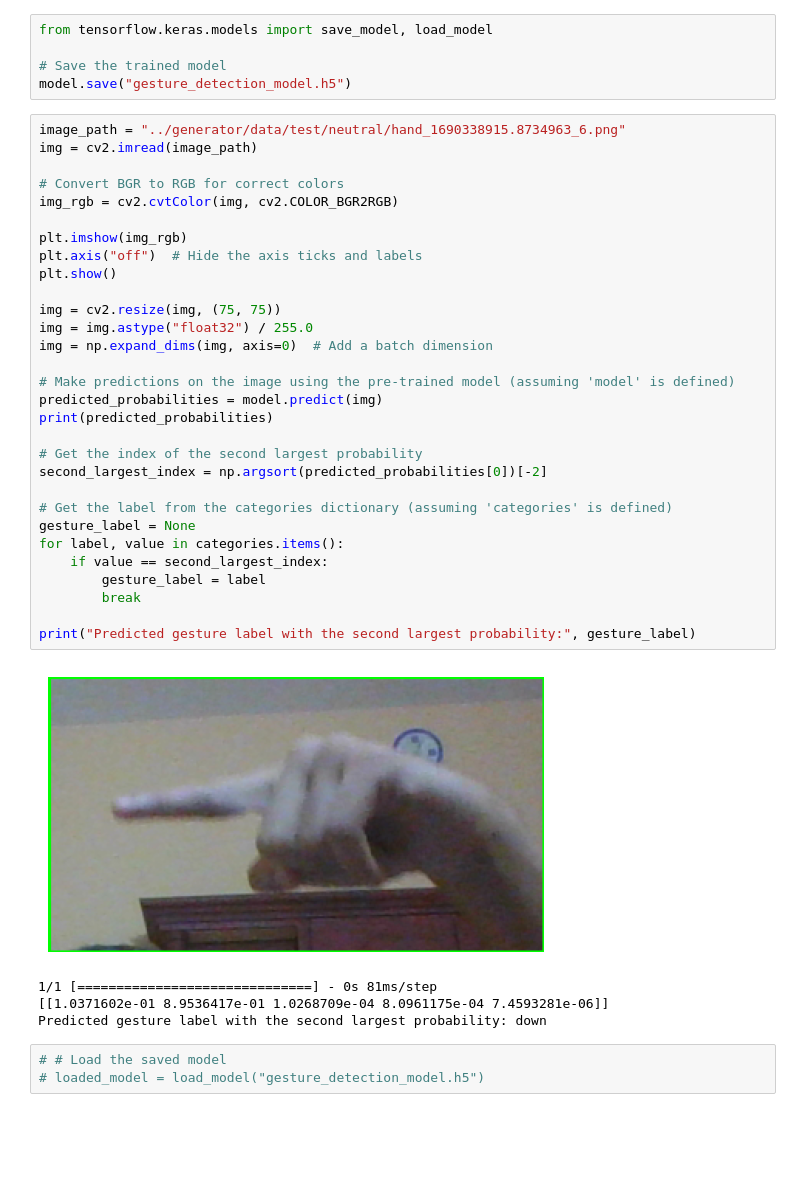
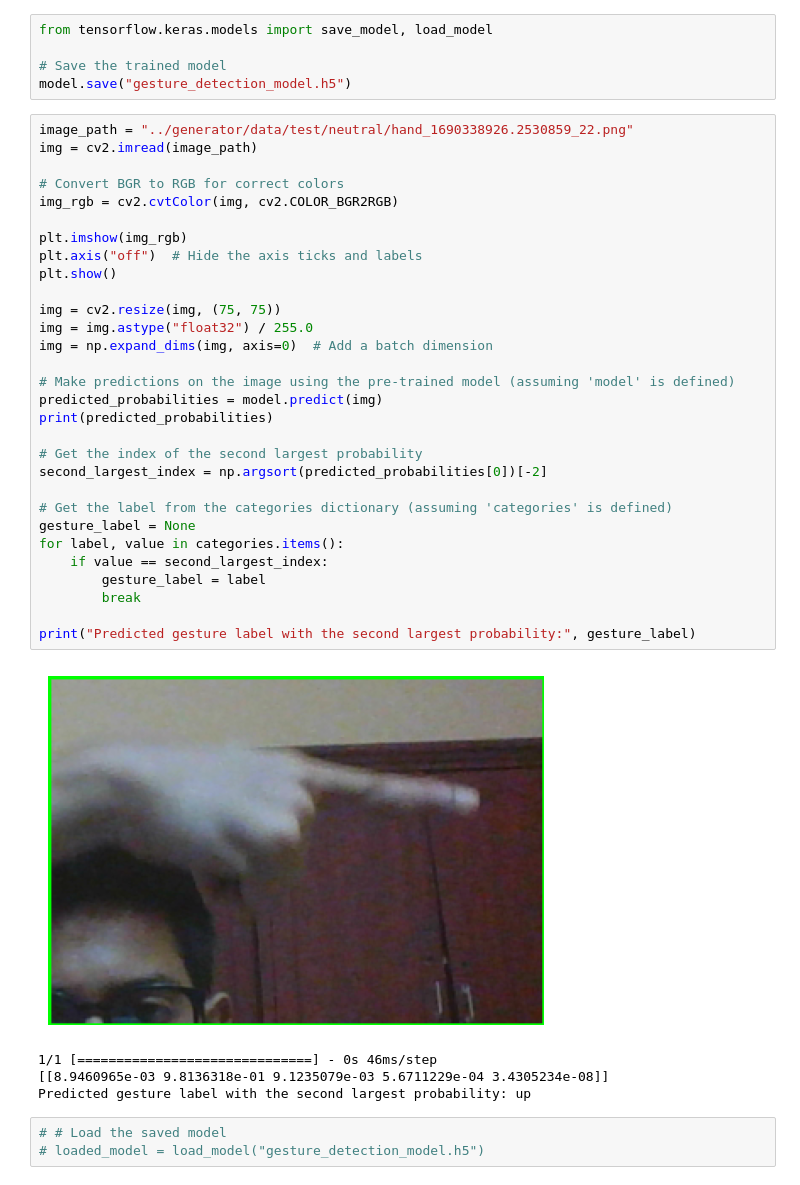
Before and after one commit to AnsahMohammad/gesture-scroll, a Jupyter notebook: docs/Hand_Gesture.ipynb, the cells around one changed output. Saved outputs shown, nothing was run; the diff lists cells and outputs as text; blank space fills up the shorter version.

```diff
--- a/docs/Hand_Gesture.ipynb
+++ b/docs/Hand_Gesture.ipynb
@@ -196,40 +203,40 @@ from tensorflow.keras.models import save_model, load_model
 # Save the trained model
 model.save("gesture_detection_model.h5")
 # %%
-image_path = "../generator/data/test/neutral/hand_1690338915.8734963_6.png"
+image_path = "../generator/data/test/neutral/hand_1690338926.2530859_22.png"
 img = cv2.imread(image_path)
 
 # Convert BGR to RGB for correct colors
 img_rgb = cv2.cvtColor(img, cv2.COLOR_BGR2RGB)
 
 plt.imshow(img_rgb)
 plt.axis("off")  # Hide the axis ticks and labels
 plt.show()
 
 img = cv2.resize(img, (75, 75))
 img = img.astype("float32") / 255.0
 img = np.expand_dims(img, axis=0)  # Add a batch dimension
 
 # Make predictions on the image using the pre-trained model (assuming 'model' is defined)
 predicted_probabilities = model.predict(img)
 print(predicted_probabilities)
 
 # Get the index of the second largest probability
 second_largest_index = np.argsort(predicted_probabilities[0])[-2]
 
 # Get the label from the categories dictionary (assuming 'categories' is defined)
 gesture_label = None
 for label, value in categories.items():
     if value == second_largest_index:
         gesture_label = label
         break
 
 print("Predicted gesture label with the second largest probability:", gesture_label)
 # %% [output]
-[figure, old version]
+[figure, new version]
-1/1 [==============================] - 0s 81ms/step
-[[1.0371602e-01 8.9536417e-01 1.0268709e-04 8.0961175e-04 7.4593281e-06]]
-Predicted gesture label with the second largest probability: down
+1/1 [==============================] - 0s 46ms/step
+[[8.9460965e-03 9.8136318e-01 9.1235079e-03 5.6711229e-04 3.4305234e-08]]
+Predicted gesture label with the second largest probability: up
 # %%
 # # Load the saved model
 # loaded_model = load_model("gesture_detection_model.h5")
```
Also changed, not shown: parts of 4 cells of this notebook, 1 other file.
